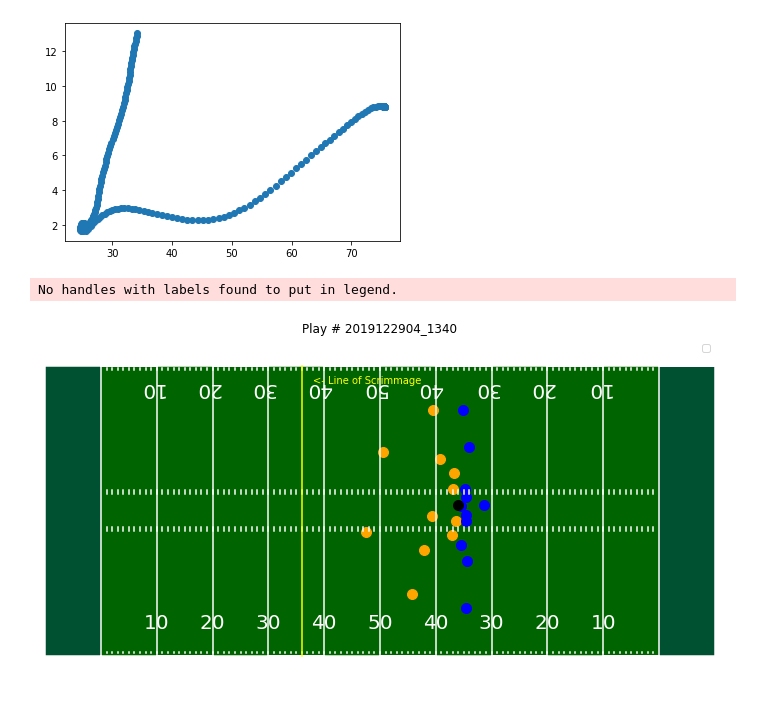
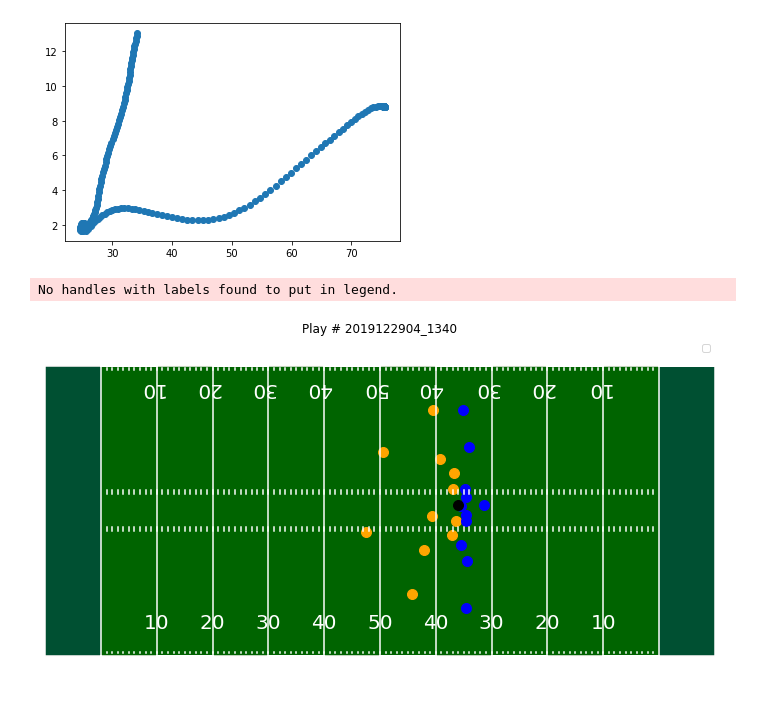
Before and after one commit to mtodisco10/fball_analytics, a Jupyter notebook: MessingAroundWithNFLTrackingData.ipynb, the cells around one changed output. Saved outputs shown, nothing was run; the diff lists cells and outputs as text; code cells hidden in the pictures.

Commit message:
saving image files

```diff
--- a/MessingAroundWithNFLTrackingData.ipynb
+++ b/MessingAroundWithNFLTrackingData.ipynb
@@ -15,0 +25,9 @@ print(highlight_df.loc[(highlight_df.team == 'DAL') & (highlight_df.playId == 13
+# %%
+ids = ['2019_WAS_2019100609_431',
+       '2019_DAL_2019122904_1340',]
+# %%
+plays_lst = []
+for x in ids:
+    play_url = 'https://raw.githubusercontent.com/asonty/ngs_highlights/master/play_data/{}.tsv'.format(x)
+    play_df = pd.read_csv(play_url, sep = '\t')
+    plays_lst.append(play_df)
@@ -16,5 +56,5 @@ print(highlight_df.loc[(highlight_df.team == 'DAL') & (highlight_df.playId == 13
 # %%
-play_url = 'https://raw.githubusercontent.com/asonty/ngs_highlights/master/play_data/2019_DAL_2019122904_1340.tsv'
+play_url = 'https://raw.githubusercontent.com/asonty/ngs_highlights/master/play_data/{}'.format(id)
 play_df = pd.read_csv(play_url, sep= '\t')
 # %%
 single_frame = play_df.loc[play_df.frame == 10]
@@ -111,24 +151,24 @@ def create_football_field(linenumbers=True,
     return fig, ax
 # %%
 yl = single_frame.yardlineNumber.reset_index(drop=True)[0]
-fig, ax = create_football_field(highlight_line=True,
-                                highlight_line_number=yl
+fig, ax = create_football_field(highlight_line=False,
+                                #highlight_line_number=yl
                                )
 
 
 single_frame.query('homeTeamFlag == 0') \
     .plot(x='x', y='y', kind='scatter', ax=ax, color='orange', s=100, legend='Away')
 
 single_frame.query('homeTeamFlag == 1') \
     .plot(x='x', y='y', kind='scatter', ax=ax, color='blue', s=100, legend='Home')
 
 single_frame.query("displayName == 'ball'") \
     .plot(x='x', y='y', kind='scatter', ax=ax, color='black', s = 100, legend='Ball')
 
 
 plt.title('Play # 2019122904_1340')
 plt.legend()
 plt.show()
 # %% [output]
 No handles with labels found to put in legend.
-[figure, old version]
+[figure, new version]
```
Also changed, not shown: parts of 4 cells of this notebook.
